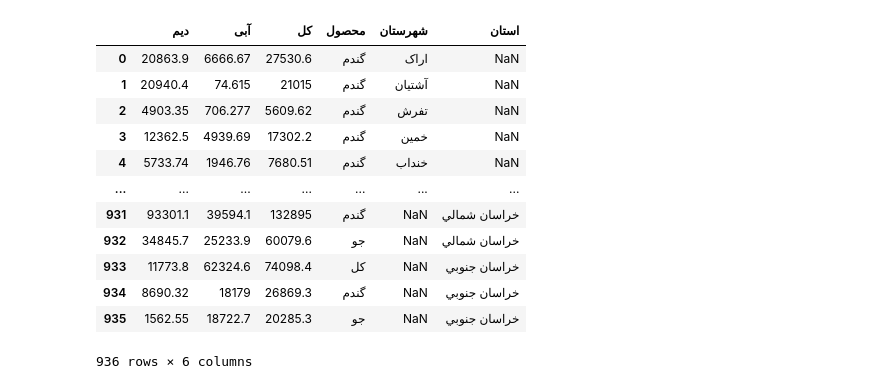
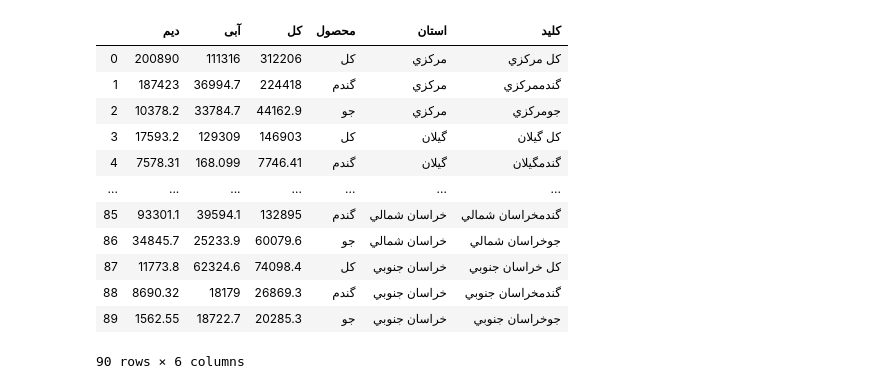
Before and after one commit to havaledar/Lotusdata, a Jupyter notebook: Amar and Jahad data intergration.ipynb, the cells around one changed output. Saved outputs shown, nothing was run; the diff lists cells and outputs as text; code cells hidden in the pictures.

```diff
--- a/Amar and Jahad data intergration.ipynb
+++ b/Amar and Jahad data intergration.ipynb
@@ -6,7 +6,8 @@ import pandas as pd
 df_pro=pd.DataFrame(columns=['دیم','آبی','کل','استان'])
 
 for i in range(1,31):
-    df_i=pd.read_excel(r'C:\Users\a\Documents\Python\Lotus\Excel\agri93- ('+str(i)+').xls', sheet_name='t26')
+    df_i=pd.read_excel(r'Excel\agri93- ('+str(i)+').xls', sheet_name='t26')
+
     df_i.dropna(how='all', inplace=True)
     Provinces=[(df_i.iloc[0,2].split('(')[1].split(')')[0])]*3
 
@@ -23,3 +24,8 @@ for i in range(1,31):
 
     df_i['استان']=Provinces
     df_pro=pd.concat([df_pro,df_i])
+# %%
+df_pro['استان']=df_pro['استان'].str.replace('استان ','')
+df_pro['محصول']=df_pro.index
+df_pro.reset_index(drop=True, inplace=True)
+df_pro=df_pro[['دیم', 'آبی', 'کل', 'محصول', 'استان']]
@@ -97,18 +100,21 @@ df_pro
 # %%
-df_total=pd.concat([df_wb,df_pro])
-df_total.reset_index(drop=True, inplace=True)
-df_total
+#df_total=pd.concat([df_wb,df_pro])
+#df_total.reset_index(drop=True, inplace=True)
+#df_total
-# %% [output]
-|  | دیم | آبی | کل | محصول | شهرستان | استان |
-| 0 | 20863.9 | 6666.67 | 27530.6 | گندم | اراک | NaN |
-| 1 | 20940.4 | 74.615 | 21015 | گندم | آشتيان | NaN |
-| 2 | 4903.35 | 706.277 | 5609.62 | گندم | تفرش | NaN |
-| 3 | 12362.5 | 4939.69 | 17302.2 | گندم | خمين | NaN |
-| 4 | 5733.74 | 1946.76 | 7680.51 | گندم | خنداب | NaN |
-| ... | ... | ... | ... | ... | ... | ... |
-| 931 | 93301.1 | 39594.1 | 132895 | گندم | NaN | خراسان شمالي |
-| 932 | 34845.7 | 25233.9 | 60079.6 | جو | NaN | خراسان شمالي |
-| 933 | 11773.8 | 62324.6 | 74098.4 | کل | NaN | خراسان جنوبي |
-| 934 | 8690.32 | 18179 | 26869.3 | گندم | NaN | خراسان جنوبي |
-| 935 | 1562.55 | 18722.7 | 20285.3 | جو | NaN | خراسان جنوبي |
-936 rows × 6 columns
+# %%
+df_pro['کلید']=df_pro['محصول']+df_pro['استان']
+df_pro
+# %% [output]
+|  | دیم | آبی | کل | محصول | استان | کلید |
+| 0 | 200890 | 111316 | 312206 | کل | مرکزي | کل مرکزي |
+| 1 | 187423 | 36994.7 | 224418 | گندم | مرکزي | گندممرکزي |
+| 2 | 10378.2 | 33784.7 | 44162.9 | جو | مرکزي | جومرکزي |
+| 3 | 17593.2 | 129309 | 146903 | کل | گيلان | کل گيلان |
+| 4 | 7578.31 | 168.099 | 7746.41 | گندم | گيلان | گندمگيلان |
+| ... | ... | ... | ... | ... | ... | ... |
+| 85 | 93301.1 | 39594.1 | 132895 | گندم | خراسان شمالي | گندمخراسان شمالي |
+| 86 | 34845.7 | 25233.9 | 60079.6 | جو | خراسان شمالي | جوخراسان شمالي |
+| 87 | 11773.8 | 62324.6 | 74098.4 | کل | خراسان جنوبي | کل خراسان جنوبي |
+| 88 | 8690.32 | 18179 | 26869.3 | گندم | خراسان جنوبي | گندمخراسان جنوبي |
+| 89 | 1562.55 | 18722.7 | 20285.3 | جو | خراسان جنوبي | جوخراسان جنوبي |
+90 rows × 6 columns
```
Also changed, not shown: parts of 19 cells of this notebook, 1 other file.
